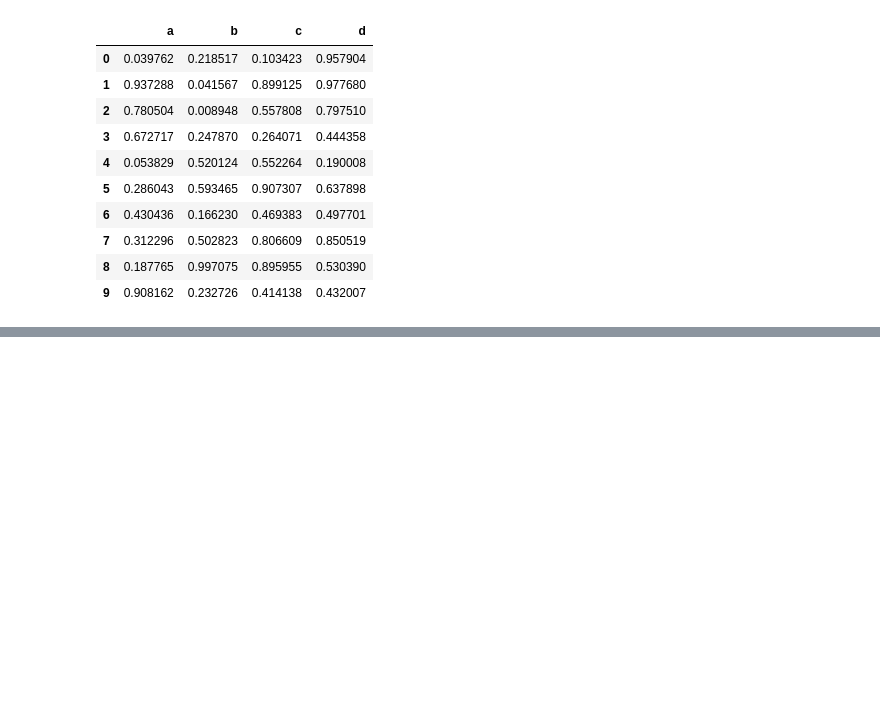
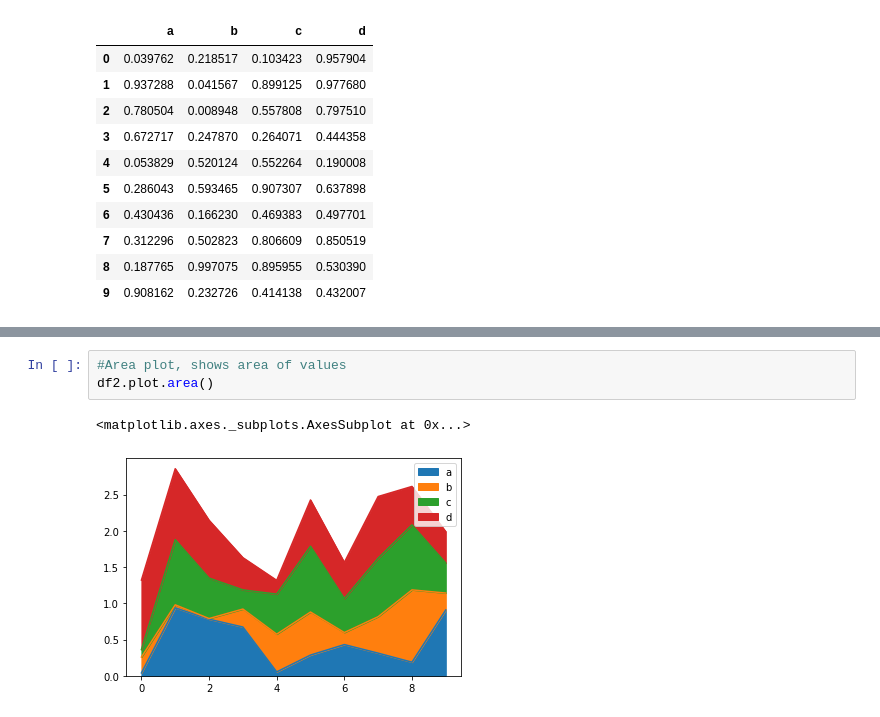
Before and after one commit to louiskenyon98/python-for-finance, a Jupyter notebook: 04-Visualization-Matplotlib-Pandas/04-02-Pandas Visualization/Pandas Data Visualisation.ipynb, the cells around one changed output, grey strips where cells are left out. Drawn from its saved outputs; the diff is of its cells as text; blank space fills up the shorter version.

```diff
--- a/04-Visualization-Matplotlib-Pandas/04-02-Pandas Visualization/Pandas Data Visualisation.ipynb
+++ b/04-Visualization-Matplotlib-Pandas/04-02-Pandas Visualization/Pandas Data Visualisation.ipynb
@@ -31,0 +39,6 @@ df2
+# %%
+#Area plot, shows area of values
+df2.plot.area()
+# %% [output]
+<matplotlib.axes._subplots.AxesSubplot at 0x...>
+[figure, added]
```
Also changed, not shown: parts of 8 cells of this notebook.
